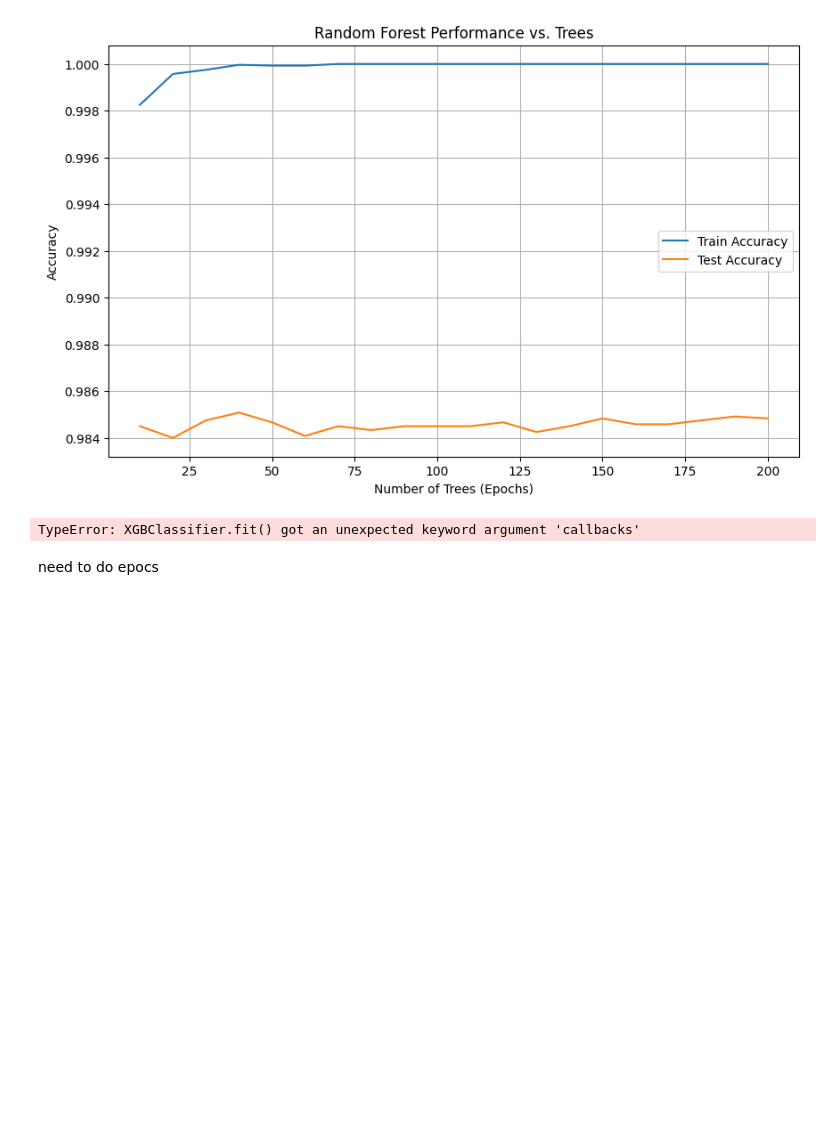
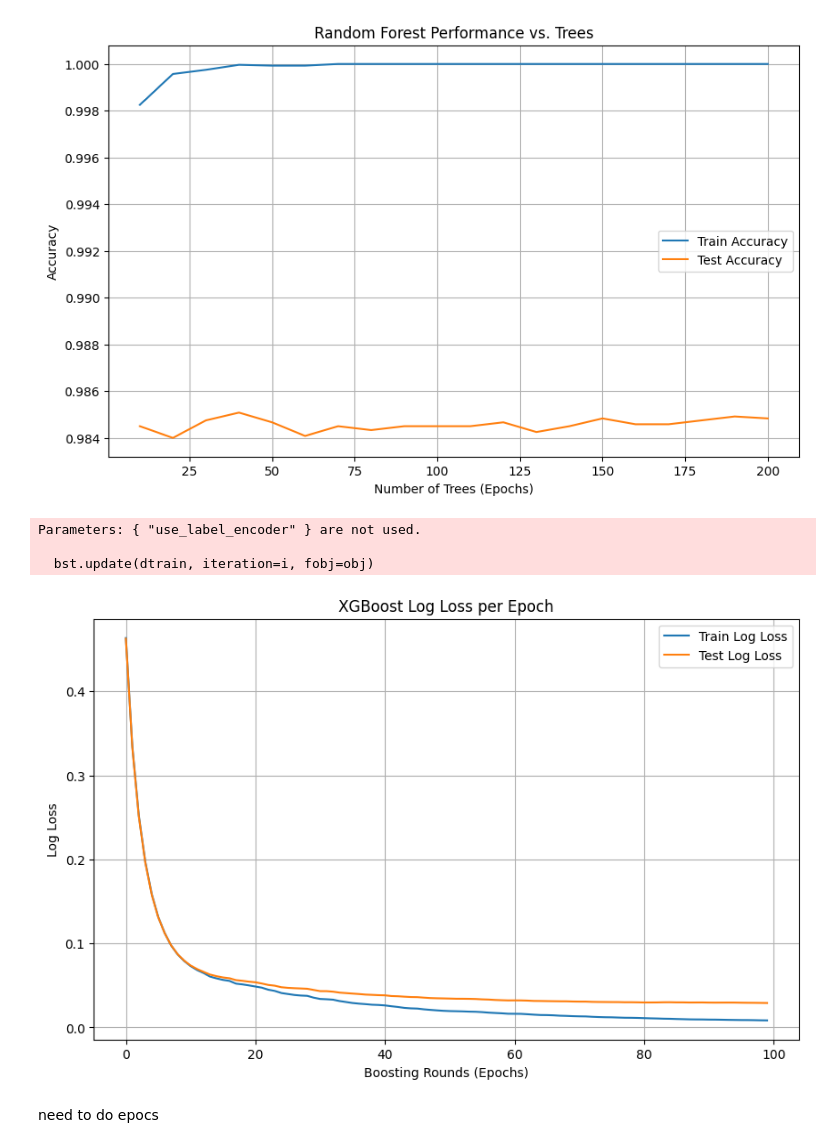
Before and after one commit to shubhammane7777/Comparing-Algorithms-for-Credit-Risk-Prediction-, a Jupyter notebook: Comparison_of_algorithms_of_credit_risk_for_prediction_.ipynb, the cells around one changed output. Drawn from its saved outputs; the diff is of its cells as text; code cells hidden in the pictures; blank space fills up the shorter version.

```diff
--- a/Comparison_of_algorithms_of_credit_risk_for_prediction_.ipynb
+++ b/Comparison_of_algorithms_of_credit_risk_for_prediction_.ipynb
@@ -292,30 +292,35 @@ plt.show()
 [figure]
 # %%
 import xgboost as xgb
+import matplotlib.pyplot as plt
 
-eval_result = {}
 xgb_model = xgb.XGBClassifier(use_label_encoder=False, eval_metric='logloss', n_estimators=100)
 
 xgb_model.fit(X_train_res, y_train_res,
               eval_set=[(X_train_res, y_train_res), (X_test, y_test)],
-              verbose=False,
-              evals_result=eval_result)
+              verbose=False)
+
+# Retrieve evaluation results from the fitted model
+results = xgb_model.evals_result()
 
 # Plot log loss over epochs
-train_logloss = eval_result['validation_0']['logloss']
-test_logloss = eval_result['validation_1']['logloss']
+train_logloss = results['validation_0']['logloss']
+test_logloss = results['validation_1']['logloss']
 
 plt.figure(figsize=(10, 6))
 plt.plot(train_logloss, label='Train Log Loss')
 plt.plot(test_logloss, label='Test Log Loss')
 plt.xlabel("Boosting Rounds (Epochs)")
 plt.ylabel("Log Loss")
 plt.title("XGBoost Log Loss per Epoch")
 plt.legend()
 plt.grid()
 plt.show()
 # %% [output]
-TypeError: XGBClassifier.fit() got an unexpected keyword argument 'callbacks'
+Parameters: { "use_label_encoder" } are not used.
+
+  bst.update(dtrain, iteration=i, fobj=obj)
+[figure, added]
 # %% [markdown]
 need to do epocs
 # %% [markdown]
```
